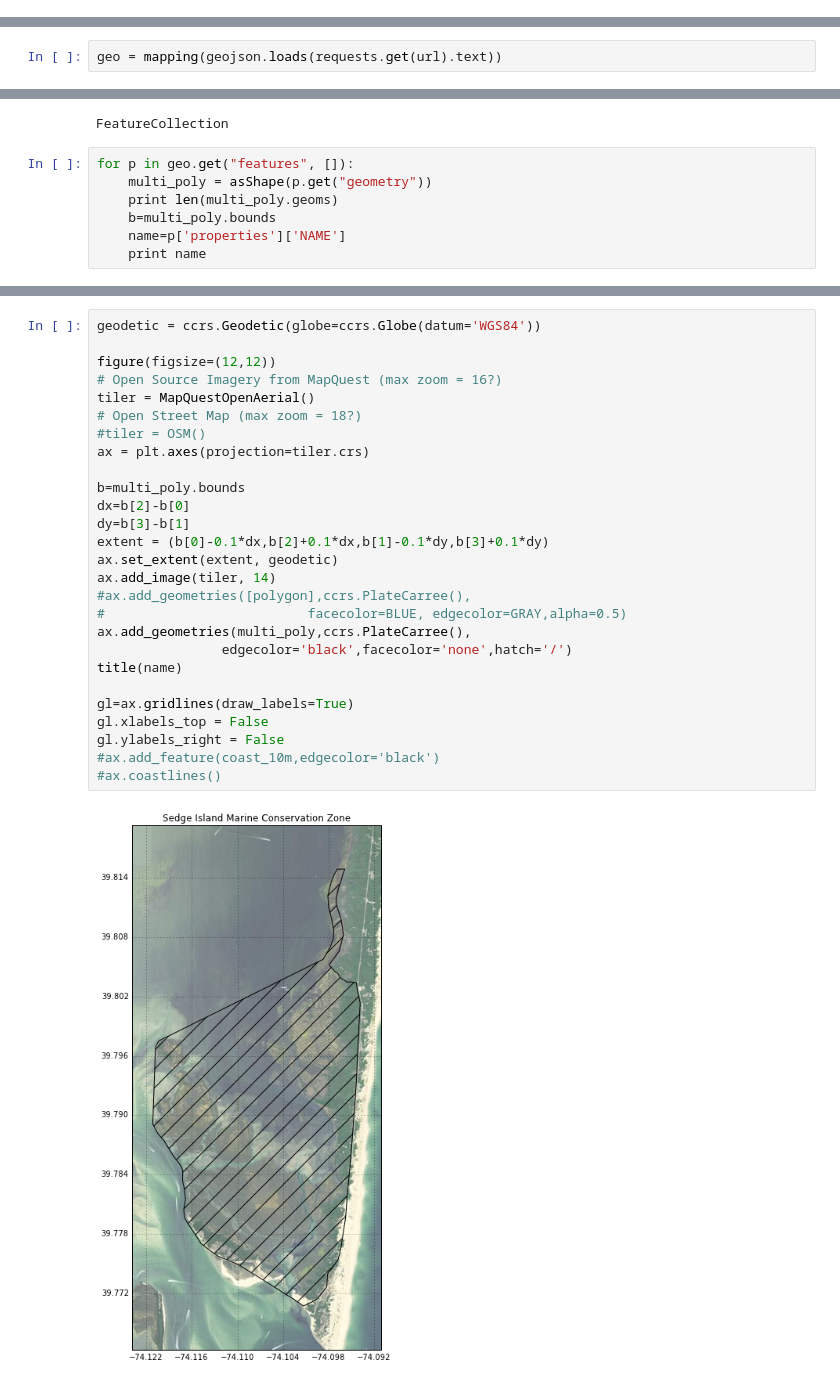
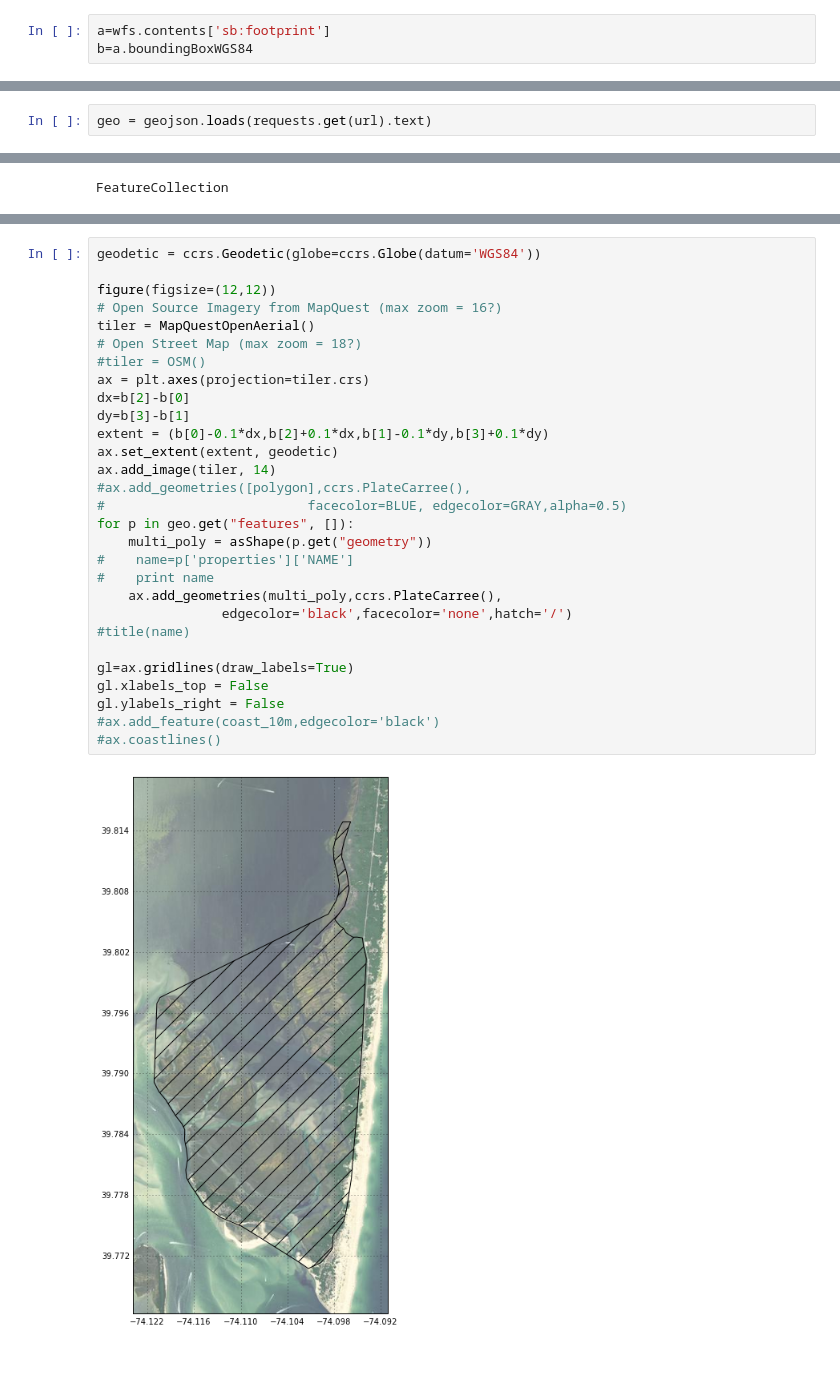
Before and after one commit to colinsongf/notebook, a Jupyter notebook: WFS/WFS_plot_in_Cartopy.ipynb, the cells around one changed output, grey strips where cells are left out. Cells and saved outputs as stored; diff of their text form.

```diff
--- a/WFS/WFS_plot_in_Cartopy.ipynb
+++ b/WFS/WFS_plot_in_Cartopy.ipynb
@@ -20,6 +24,9 @@ shp = wfs.contents.keys()
 print shp
 # %% [output]
 ['sb:footprint', 'sb:Conservation_Zone_WGS84']
+# %%
+a=wfs.contents['sb:footprint']
+b=a.boundingBoxWGS84
 # %%
 shp = filter(lambda a: a != 'sb:footprint', shp)
 print shp
@@ -31,7 +38,7 @@ print shp
 url = ('%s?service=wfs&version=1.0.0&request=GetFeature&'
 'typeNames=%s&outputFormat=application/json') % (endpoint, shp[0])
 # %%
-geo = mapping(geojson.loads(requests.get(url).text))
+geo = geojson.loads(requests.get(url).text)
 # %%
 print geo.keys()
 # %% [output]
@@ -40,10 +47,3 @@ print geo.keys()
 print geo['type']
 # %% [output]
 FeatureCollection
-# %%
-for p in geo.get("features", []):
-    multi_poly = asShape(p.get("geometry"))
-    print len(multi_poly.geoms)
-    b=multi_poly.bounds
-    name=p['properties']['NAME']
-    print name
@@ -53,29 +50,31 @@ Sedge Island Marine Conservation Zone
 # %%
 geodetic = ccrs.Geodetic(globe=ccrs.Globe(datum='WGS84'))
 
 figure(figsize=(12,12))
 # Open Source Imagery from MapQuest (max zoom = 16?)
 tiler = MapQuestOpenAerial()
 # Open Street Map (max zoom = 18?)
 #tiler = OSM()
 ax = plt.axes(projection=tiler.crs)
-
-b=multi_poly.bounds
 dx=b[2]-b[0]
 dy=b[3]-b[1]
 extent = (b[0]-0.1*dx,b[2]+0.1*dx,b[1]-0.1*dy,b[3]+0.1*dy)
 ax.set_extent(extent, geodetic)
 ax.add_image(tiler, 14)
 #ax.add_geometries([polygon],ccrs.PlateCarree(),
 #                          facecolor=BLUE, edgecolor=GRAY,alpha=0.5)
-ax.add_geometries(multi_poly,ccrs.PlateCarree(),
+for p in geo.get("features", []):
+    multi_poly = asShape(p.get("geometry"))
+#    name=p['properties']['NAME']
+#    print name
+    ax.add_geometries(multi_poly,ccrs.PlateCarree(),
                 edgecolor='black',facecolor='none',hatch='/')
-title(name)
+#title(name)
 
 gl=ax.gridlines(draw_labels=True)
 gl.xlabels_top = False
 gl.ylabels_right = False
 #ax.add_feature(coast_10m,edgecolor='black')
 #ax.coastlines()
 # %% [output]
-[figure, old version]
+[figure, new version]
```
Also changed, not shown: parts of 2 cells of this notebook.
